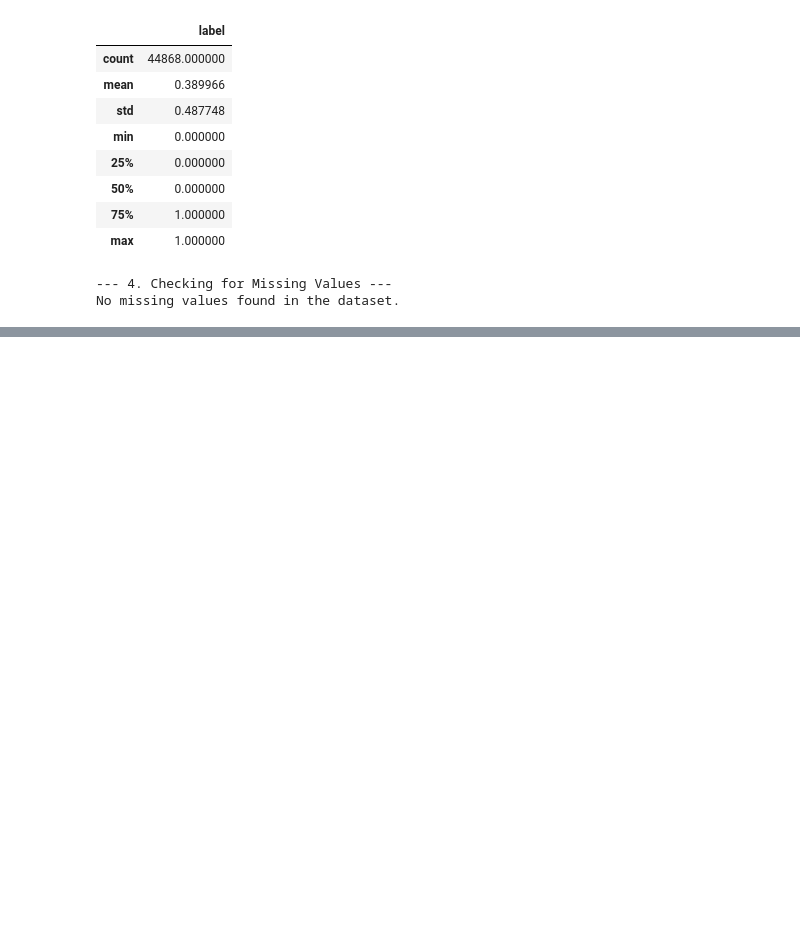
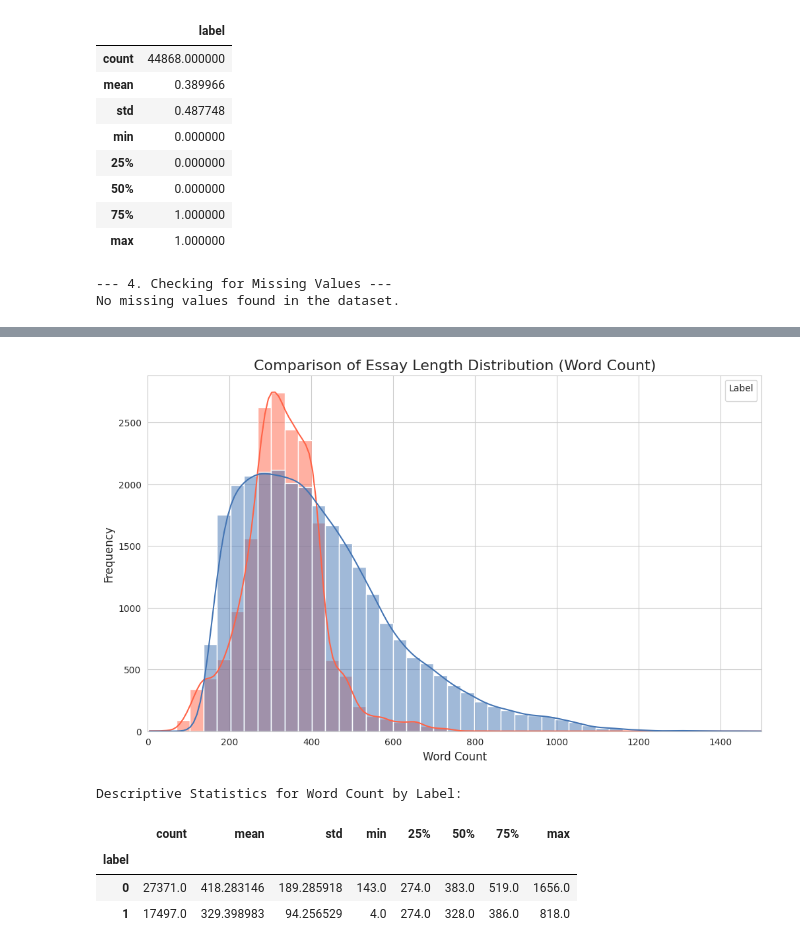
Before and after one commit to alabhastam/gen-ai-det-ph2, a Jupyter notebook: main.ipynb, the cells around one changed output, grey strips where cells are left out. Drawn from its saved outputs; the diff is of its cells as text; code cells hidden in the pictures; blank space fills up the shorter version.

```diff
--- a/main.ipynb
+++ b/main.ipynb
@@ -98,0 +177,31 @@ No missing values found in the dataset.
+# %%
+if not df.empty:
+    # Calculate word count for each essay
+    df['word_count'] = df['text'].apply(lambda x: len(str(x).split()))
+
+    plt.figure(figsize=(12, 7))
+
+    # Plot the distribution of word counts for each class
+    sns.histplot(data=df, x='word_count', hue='label', kde=True, bins=50, palette=['#4374B3', '#FF6347'])
+
+    plt.title('Comparison of Essay Length Distribution (Word Count)', fontsize=16)
+    plt.xlabel('Word Count', fontsize=12)
+    plt.ylabel('Frequency', fontsize=12)
+
+    # Manually create a legend
+    handles, _ = plt.gca().get_legend_handles_labels()
+    plt.legend(handles, ['AI-Generated (1)', 'Human (0)'], title='Label')
+
+    plt.xlim(0, 1500) # Limit x-axis for better visualization
+    plt.show()
+
+    # Show descriptive statistics of word count grouped by label
+    print("\nDescriptive Statistics for Word Count by Label:")
+    display(df.groupby('label')['word_count'].describe())
+# %% [output]
+[figure, added]
+Descriptive Statistics for Word Count by Label:
+|  | count | mean | std | min | 25% | 50% | 75% | max |
+| label |  |  |  |  |  |  |  |  |
+| 0 | 27371.0 | 418.283146 | 189.285918 | 143.0 | 274.0 | 383.0 | 519.0 | 1656.0 |
+| 1 | 17497.0 | 329.398983 | 94.256529 | 4.0 | 274.0 | 328.0 | 386.0 | 818.0 |
```
Also changed, not shown: parts of 6 cells of this notebook.
